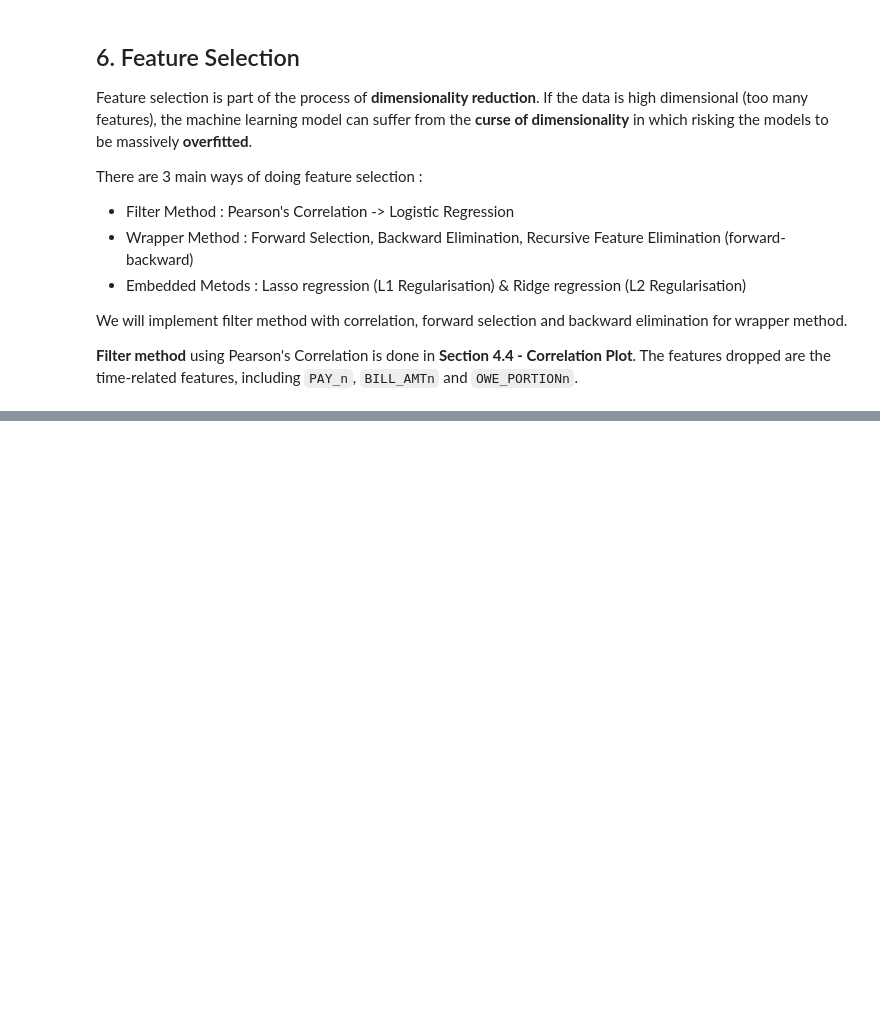
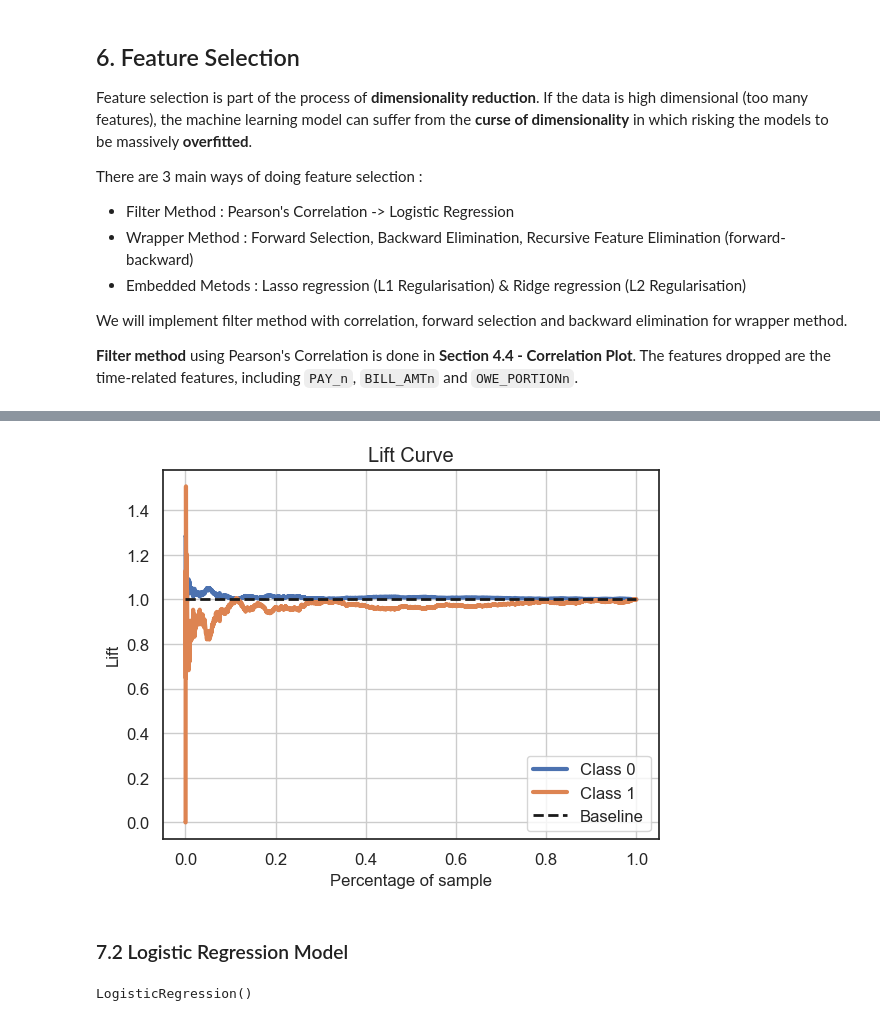
Before and after one commit to lihuicham/default-credit-card-clients-prediction, a Jupyter notebook: ProjectCode-Python.ipynb, the cells around one changed output, grey strips where cells are left out. Drawn from its saved outputs; the diff is of its cells as text; code cells hidden in the pictures; blank space fills up the shorter version.

```diff
--- a/ProjectCode-Python.ipynb
+++ b/ProjectCode-Python.ipynb
@@ -1385,0 +1041,14 @@ plt.show()
+# %%
+# plot Cumulative Lift Curve for Baseline model on test data
+
+skplt.metrics.plot_lift_curve(y_test, y_pred_proba_baseline_full)
+plt.show()
+# %% [output]
+[figure, added]
+# %% [markdown]
+### 7.2 Logistic Regression Model
+# %%
+logreg_model = LogisticRegression()
+logreg_model.fit(X_train_norm_sm, y_train_sm)
+# %% [output]
+LogisticRegression()
```
Also changed, not shown: parts of 147 cells of this notebook.
